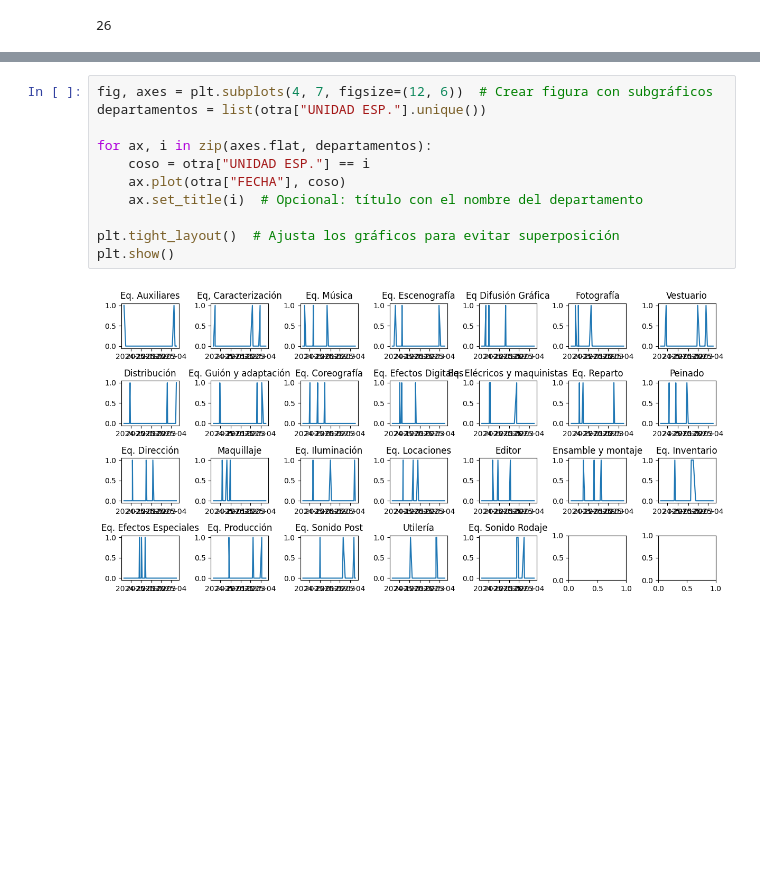
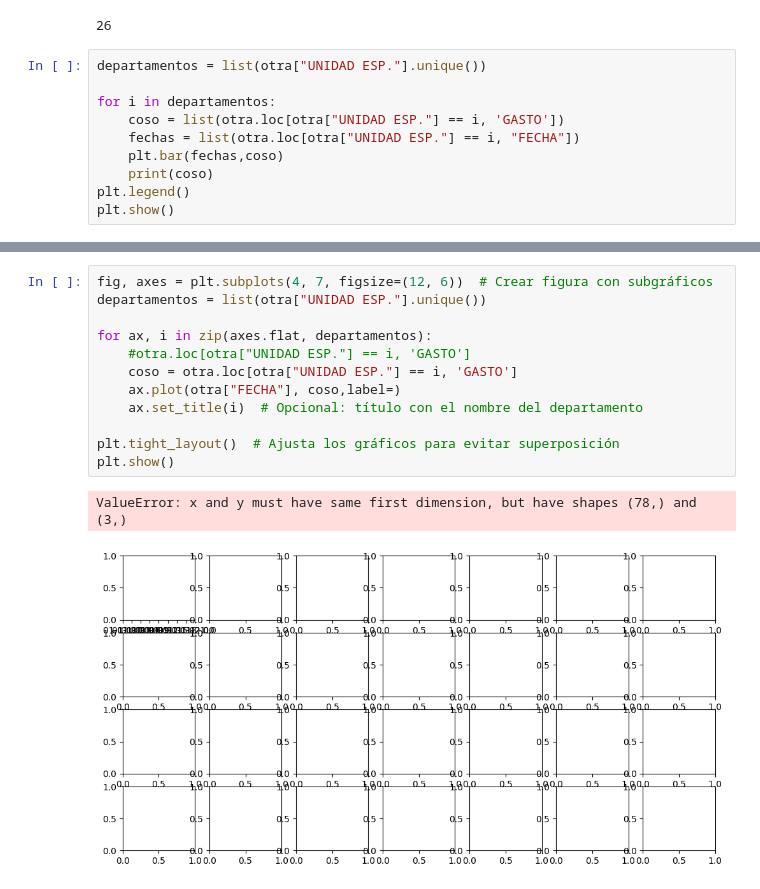
Before and after one commit to BertecM/Explore-proy, a Jupyter notebook: Exploracion.ipynb, the cells around one changed output, grey strips where cells are left out. Saved outputs shown, nothing was run; the diff lists cells and outputs as text; blank space fills up the shorter version.

```diff
--- a/Exploracion.ipynb
+++ b/Exploracion.ipynb
@@ -25,3 +25,13 @@ otra
 len(list(otra["UNIDAD ESP."].unique()))
 # %% [output]
 26
+# %%
+departamentos = list(otra["UNIDAD ESP."].unique())
+
+for i in departamentos:
+    coso = list(otra.loc[otra["UNIDAD ESP."] == i, 'GASTO'])
+    fechas = list(otra.loc[otra["UNIDAD ESP."] == i, "FECHA"])
+    plt.bar(fechas,coso)
+    print(coso)
+plt.legend()
+plt.show()
@@ -28,14 +57,16 @@ len(list(otra["UNIDAD ESP."].unique()))
 # %%
 fig, axes = plt.subplots(4, 7, figsize=(12, 6))  # Crear figura con subgráficos
 departamentos = list(otra["UNIDAD ESP."].unique())
 
 for ax, i in zip(axes.flat, departamentos):
-    coso = otra["UNIDAD ESP."] == i
-    ax.plot(otra["FECHA"], coso)
+    #otra.loc[otra["UNIDAD ESP."] == i, 'GASTO']
+    coso = otra.loc[otra["UNIDAD ESP."] == i, 'GASTO']
+    ax.plot(otra["FECHA"], coso,label=)
     ax.set_title(i)  # Opcional: título con el nombre del departamento
 
 plt.tight_layout()  # Ajusta los gráficos para evitar superposición
 plt.show()
 # %% [output]
+ValueError: x and y must have same first dimension, but have shapes (78,) and (3,)
-[figure, old version]
+[figure, new version]
 # %%
```
Also changed, not shown: parts of 2 cells of this notebook.
